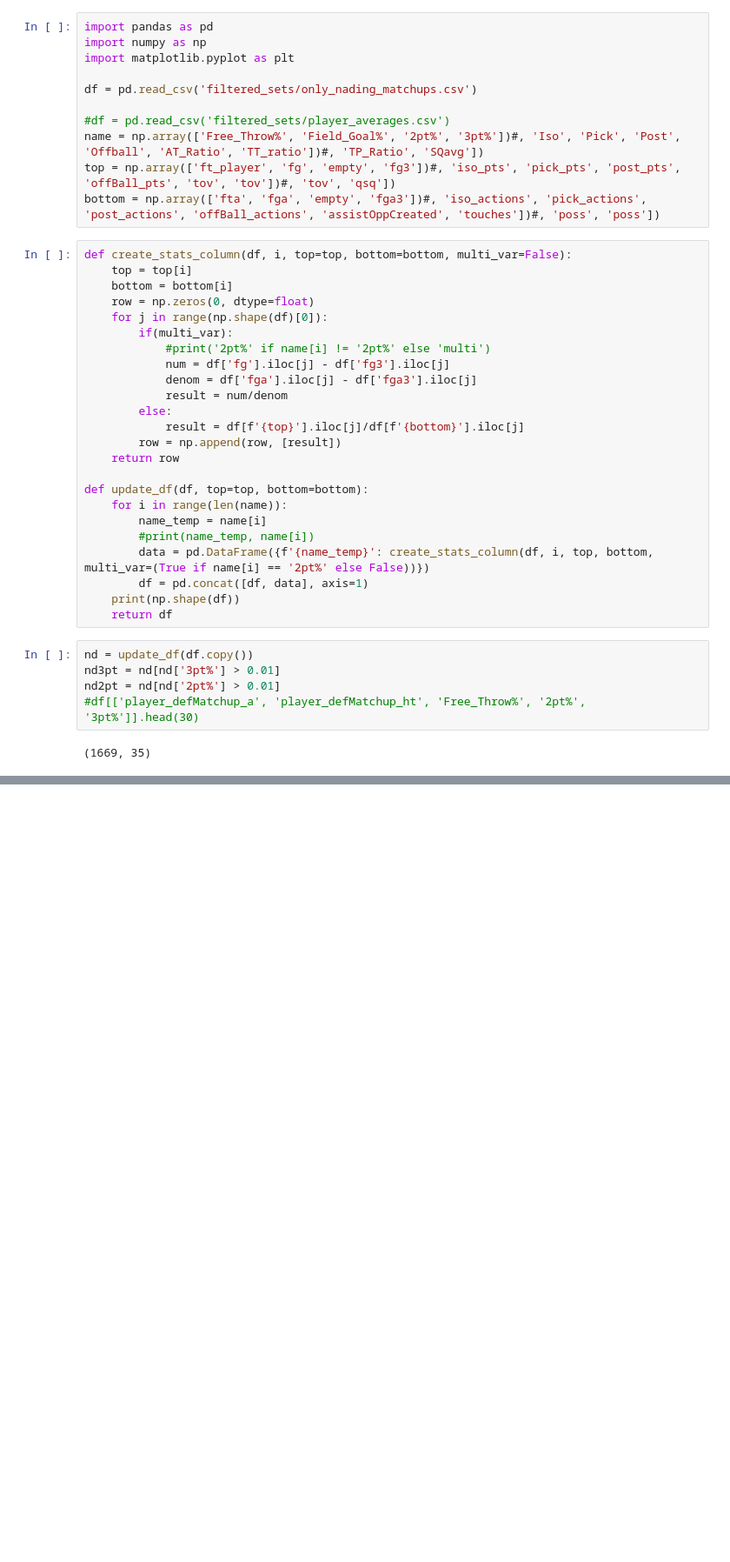
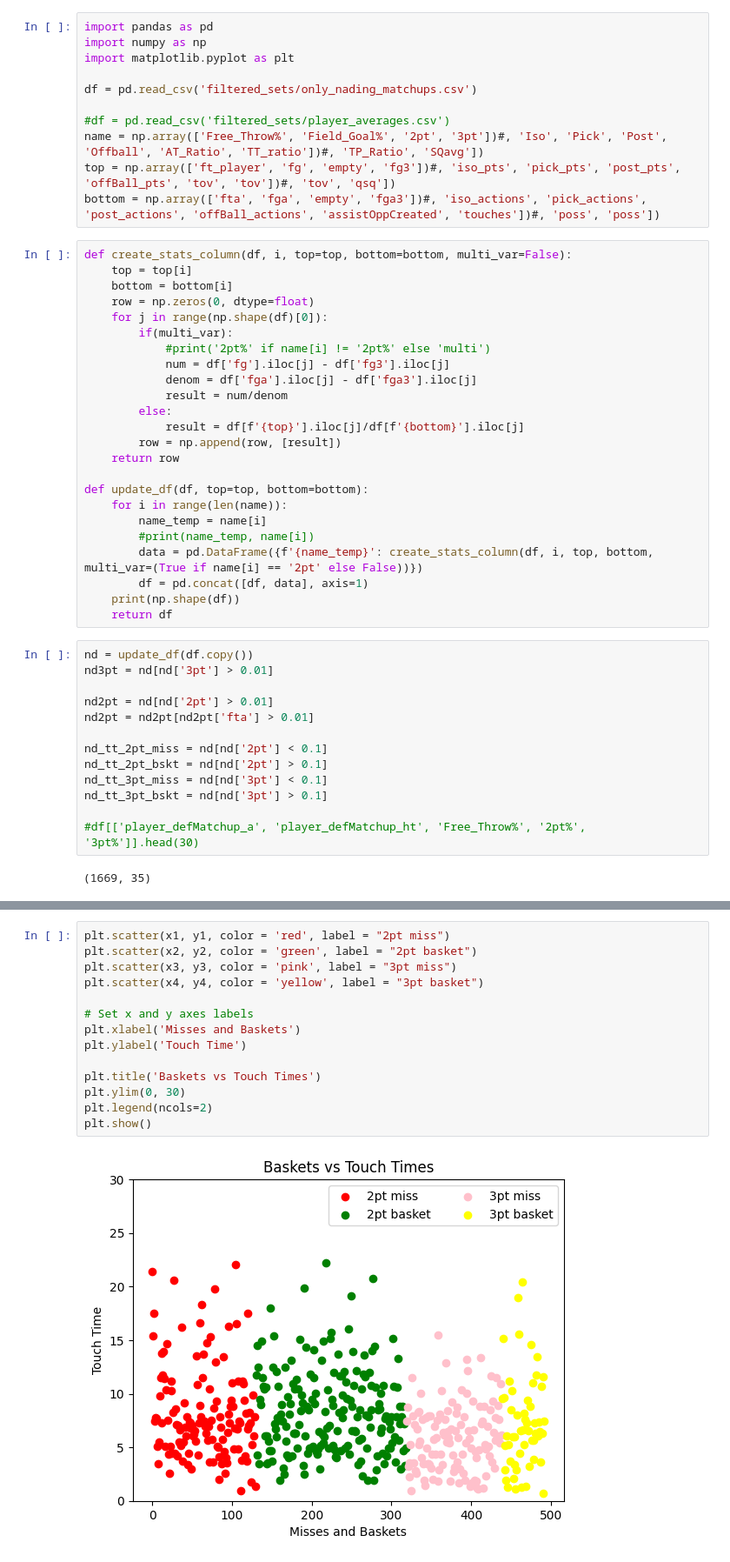
Before and after one commit to a-miller77/2023-Bucks-Hackathon, a Jupyter notebook: nading_touch_time.ipynb, the cells around one changed output, grey strips where cells are left out. Shown at 87% size. Drawn from its saved outputs; the diff is of its cells as text; blank space fills up the shorter version.

```diff
--- a/nading_touch_time.ipynb
+++ b/nading_touch_time.ipynb
@@ -6,7 +6,7 @@ import matplotlib.pyplot as plt
 df = pd.read_csv('filtered_sets/only_nading_matchups.csv')
 
 #df = pd.read_csv('filtered_sets/player_averages.csv')
-name = np.array(['Free_Throw%', 'Field_Goal%', '2pt%', '3pt%'])#, 'Iso', 'Pick', 'Post', 'Offball', 'AT_Ratio', 'TT_ratio'])#, 'TP_Ratio', 'SQavg'])
+name = np.array(['Free_Throw%', 'Field_Goal%', '2pt', '3pt'])#, 'Iso', 'Pick', 'Post', 'Offball', 'AT_Ratio', 'TT_ratio'])#, 'TP_Ratio', 'SQavg'])
 top = np.array(['ft_player', 'fg', 'empty', 'fg3'])#, 'iso_pts', 'pick_pts', 'post_pts', 'offBall_pts', 'tov', 'tov'])#, 'tov', 'qsq'])
 bottom = np.array(['fta', 'fga', 'empty', 'fga3'])#, 'iso_actions', 'pick_actions', 'post_actions', 'offBall_actions', 'assistOppCreated', 'touches'])#, 'poss', 'poss'])
 # %%
@@ -29,14 +29,22 @@ def update_df(df, top=top, bottom=bottom):
     for i in range(len(name)):
         name_temp = name[i]
         #print(name_temp, name[i])
-        data = pd.DataFrame({f'{name_temp}': create_stats_column(df, i, top, bottom, multi_var=(True if name[i] == '2pt%' else False))})
+        data = pd.DataFrame({f'{name_temp}': create_stats_column(df, i, top, bottom, multi_var=(True if name[i] == '2pt' else False))})
         df = pd.concat([df, data], axis=1)
     print(np.shape(df))
     return df
 # %%
 nd = update_df(df.copy())
-nd3pt = nd[nd['3pt%'] > 0.01]
-nd2pt = nd[nd['2pt%'] > 0.01]
+nd3pt = nd[nd['3pt'] > 0.01]
+
+nd2pt = nd[nd['2pt'] > 0.01]
+nd2pt = nd2pt[nd2pt['fta'] > 0.01]
+
+nd_tt_2pt_miss = nd[nd['2pt'] < 0.1]
+nd_tt_2pt_bskt = nd[nd['2pt'] > 0.1]
+nd_tt_3pt_miss = nd[nd['3pt'] < 0.1]
+nd_tt_3pt_bskt = nd[nd['3pt'] > 0.1]
+
 #df[['player_defMatchup_a', 'player_defMatchup_ht', 'Free_Throw%', '2pt%', '3pt%']].head(30)
 # %% [output]
 (1669, 35)
@@ -84,0 +96,16 @@ plt.show()
+# %%
+plt.scatter(x1, y1, color = 'red', label = "2pt miss")
+plt.scatter(x2, y2, color = 'green', label = "2pt basket")
+plt.scatter(x3, y3, color = 'pink', label = "3pt miss")
+plt.scatter(x4, y4, color = 'yellow', label = "3pt basket")
+
+# Set x and y axes labels
+plt.xlabel('Misses and Baskets')
+plt.ylabel('Touch Time')
+
+plt.title('Baskets vs Touch Times')
+plt.ylim(0, 30)
+plt.legend(ncols=2)
+plt.show()
+# %% [output]
+[figure, added]
```
Also changed, not shown: parts of 5 cells of this notebook, 1 other file.
